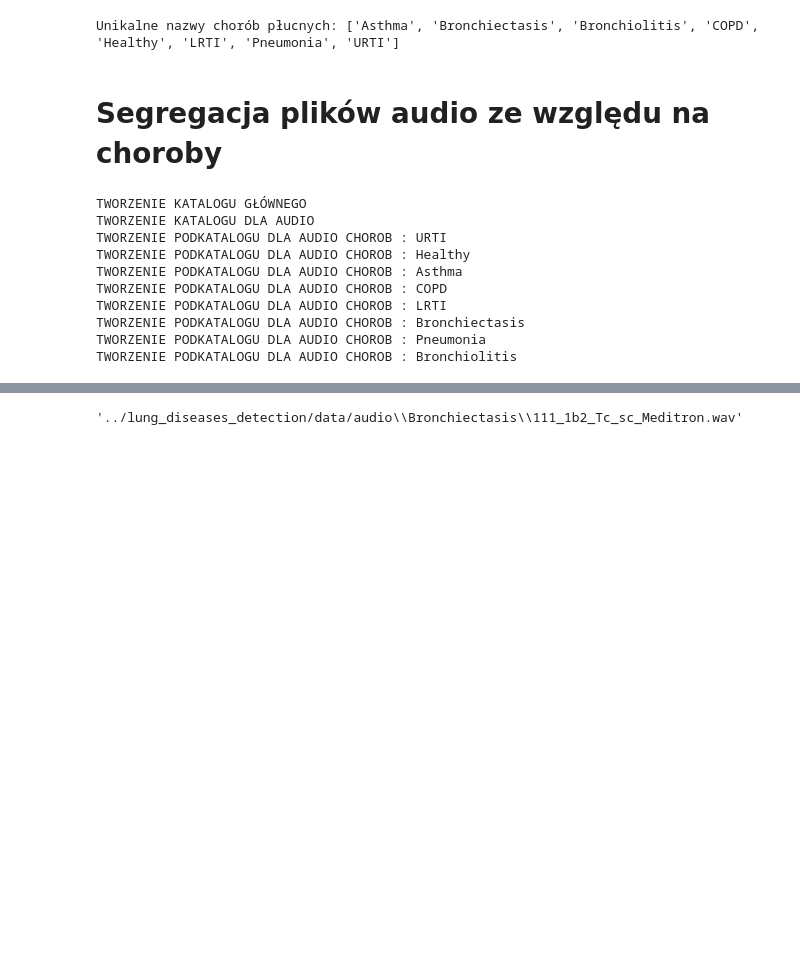
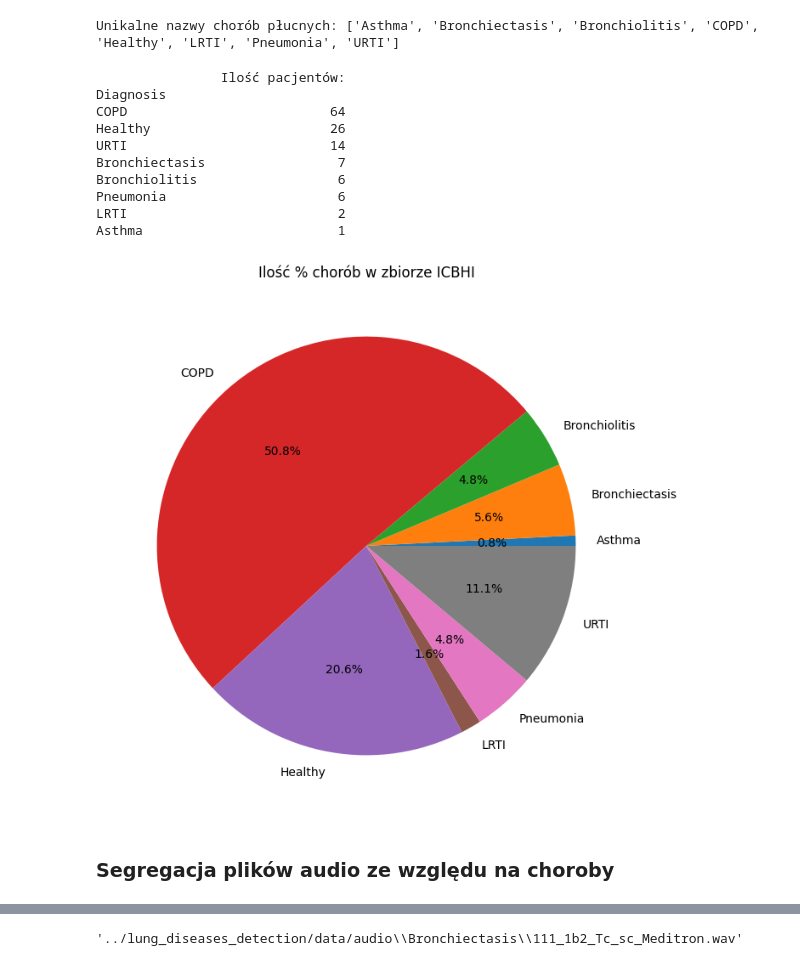
Before and after one commit to mylosz01/lung_diseases_detection, a Jupyter notebook: preproccess_data.ipynb, the cells around one changed output, grey strips where cells are left out. Drawn from its saved outputs; the diff is of its cells as text; code cells hidden in the pictures; blank space fills up the shorter version.

Commit message:
Dodanie wykresu do przedstawienia ilości chorób w zbiorze ICBHI

```diff
--- a/preproccess_data.ipynb
+++ b/preproccess_data.ipynb
@@ -18,5 +40,5 @@ RAW_DATA_PATH = "./Respiratory_Sound_Database/Respiratory_Sound_Database"
 # %%
-patient_diseases_info = pd.read_csv(f'{RAW_DATA_PATH}/patient_diagnosis.csv')
+patient_diseases_info = pd.read_csv(f'./{ICBHI_DATA_PATH}/patient_diagnosis.csv')
 patient_diseases_info.info()
 # %% [output]
 <class 'pandas.core.frame.DataFrame'>
@@ -34,8 +56,27 @@ unique_diseases = sorted(unique_diseases)
 print(f'Unikalne nazwy chorób płucnych: {unique_diseases}')
 # %% [output]
 Unikalne nazwy chorób płucnych: ['Asthma', 'Bronchiectasis', 'Bronchiolitis', 'COPD', 'Healthy', 'LRTI', 'Pneumonia', 'URTI']
+# %%
+number_of_diseases = patient_diseases_info.groupby(['Diagnosis']).count()
+print(number_of_diseases.sort_values(by=['PatientID'],ascending=False).rename(columns = {'PatientID':'Ilość pacjentów:'}))
+plt.figure(figsize=(10,8))
+plt.pie(number_of_diseases['PatientID'],labels=number_of_diseases.index,autopct='%1.1f%%')
+plt.title("Ilość % chorób w zbiorze ICBHI")
+plt.show()
+# %% [output]
+                Ilość pacjentów:
+Diagnosis
+COPD                          64
+Healthy                       26
+URTI                          14
+Bronchiectasis                 7
+Bronchiolitis                  6
+Pneumonia                      6
+LRTI                           2
+Asthma                         1
+[figure, added]
 # %% [markdown]
-# Segregacja plików audio ze względu na choroby
+### Segregacja plików audio ze względu na choroby
 # %%
 #Tworzenie głównego folderu z danymi
 if not os.path.exists('./data'):
@@ -52,17 +93,6 @@ for diseas in unique_diseases:
     if not os.path.exists(f"./data/audio/{diseas}"):
         print(f"TWORZENIE PODKATALOGU DLA AUDIO CHOROB : {diseas}")
         os.mkdir(f"./data/audio/{diseas}")
-# %% [output]
-TWORZENIE KATALOGU GŁÓWNEGO
-TWORZENIE KATALOGU DLA AUDIO
-TWORZENIE PODKATALOGU DLA AUDIO CHOROB : URTI
-TWORZENIE PODKATALOGU DLA AUDIO CHOROB : Healthy
-TWORZENIE PODKATALOGU DLA AUDIO CHOROB : Asthma
-TWORZENIE PODKATALOGU DLA AUDIO CHOROB : COPD
-TWORZENIE PODKATALOGU DLA AUDIO CHOROB : LRTI
-TWORZENIE PODKATALOGU DLA AUDIO CHOROB : Bronchiectasis
-TWORZENIE PODKATALOGU DLA AUDIO CHOROB : Pneumonia
-TWORZENIE PODKATALOGU DLA AUDIO CHOROB : Bronchiolitis
 # %%
 #Segregacja plików audio ze względu na choroby
 for diseas in unique_diseases:
```
Also changed, not shown: parts of 17 cells of this notebook.
